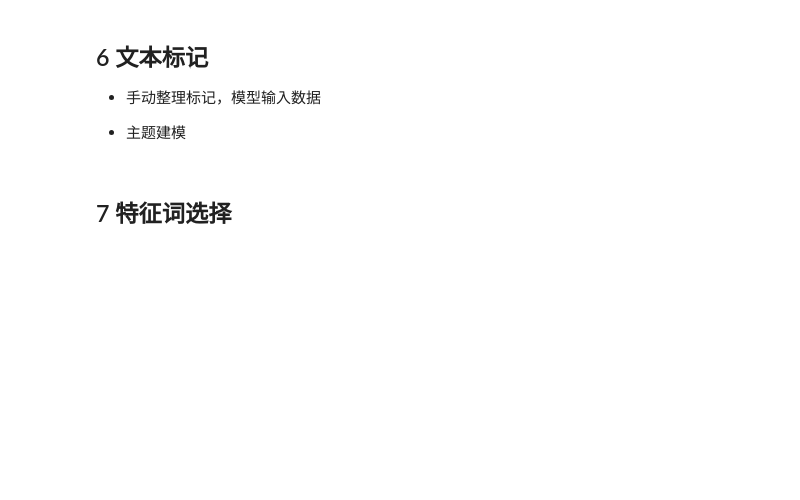
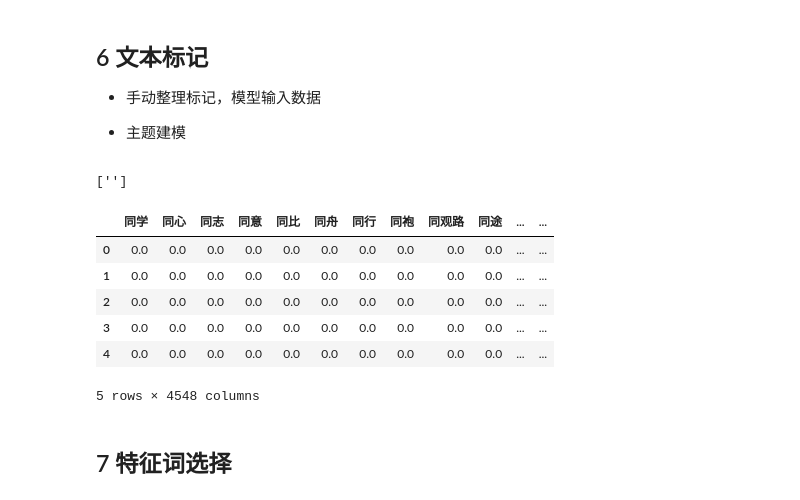
Before and after one commit to hongtao45/weibo-analysis, a Jupyter notebook: 03Data_Process/data_preprocess_pro_test.ipynb, the cells around one changed output. Saved outputs shown, nothing was run; the diff lists cells and outputs as text; code cells hidden in the pictures; blank space fills up the shorter version.

```diff
--- a/03Data_Process/data_preprocess_pro_test.ipynb
+++ b/03Data_Process/data_preprocess_pro_test.ipynb
@@ -432,6 +463,26 @@ memory usage: 7.9+ KB
 - 手动整理标记，模型输入数据
 
 - 主题建模
+# %%
+
+a = [('面对', 'v')]
+a = []
+if a ==[]:
+    a= [('','')]
+np.array(a)[:, 0].tolist()
+# %% [output]
+['']
+# %%
+a = pd.read_csv('../02Data/完整数据_暴雨_交通_pre_vec_TFIDF.csv')
+a.head()
+# %% [output]
+|  | 同学 | 同心 | 同志 | 同意 | 同比 | 同舟 | 同行 | 同袍 | 同观路 | 同途 | ... | ... |
+| 0 | 0.0 | 0.0 | 0.0 | 0.0 | 0.0 | 0.0 | 0.0 | 0.0 | 0.0 | 0.0 | ... | ... |
+| 1 | 0.0 | 0.0 | 0.0 | 0.0 | 0.0 | 0.0 | 0.0 | 0.0 | 0.0 | 0.0 | ... | ... |
+| 2 | 0.0 | 0.0 | 0.0 | 0.0 | 0.0 | 0.0 | 0.0 | 0.0 | 0.0 | 0.0 | ... | ... |
+| 3 | 0.0 | 0.0 | 0.0 | 0.0 | 0.0 | 0.0 | 0.0 | 0.0 | 0.0 | 0.0 | ... | ... |
+| 4 | 0.0 | 0.0 | 0.0 | 0.0 | 0.0 | 0.0 | 0.0 | 0.0 | 0.0 | 0.0 | ... | ... |
+5 rows × 4548 columns
 # %% [markdown]
 ## 7 特征词选择
 # %%
```
Also changed, not shown: parts of 13 cells of this notebook, 3 other files.
